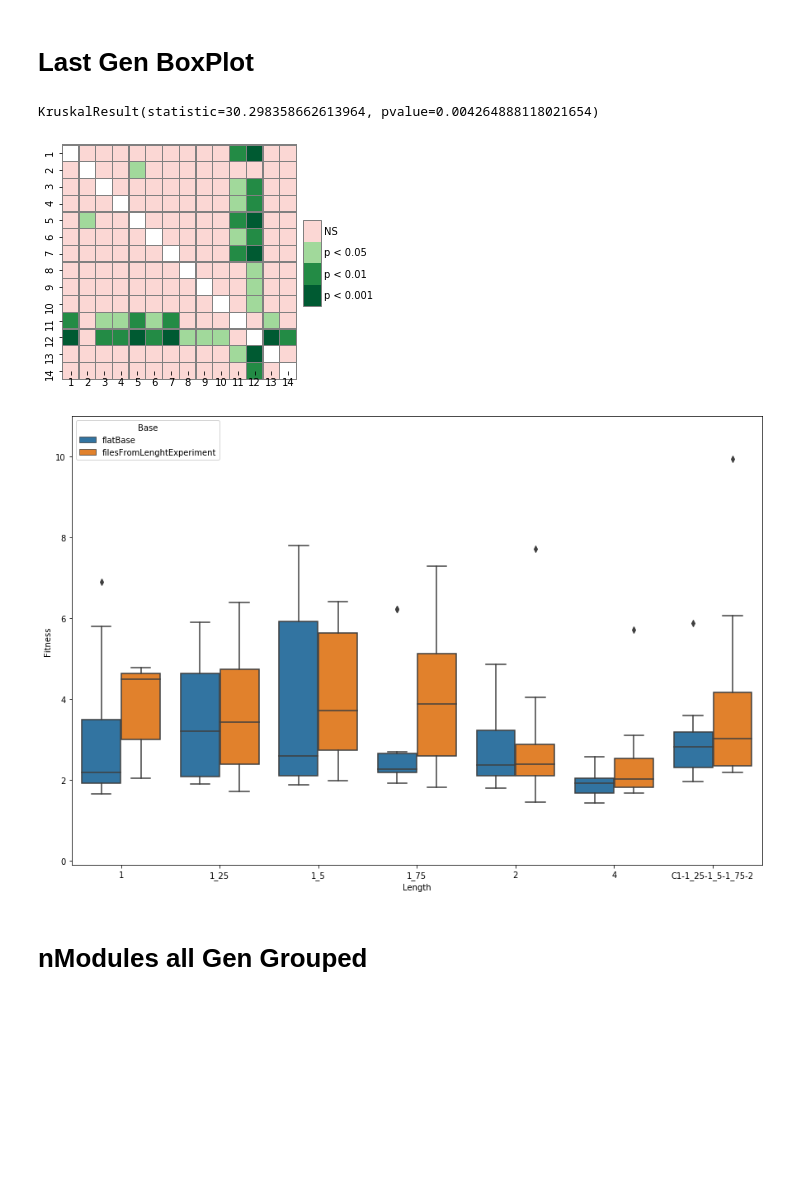
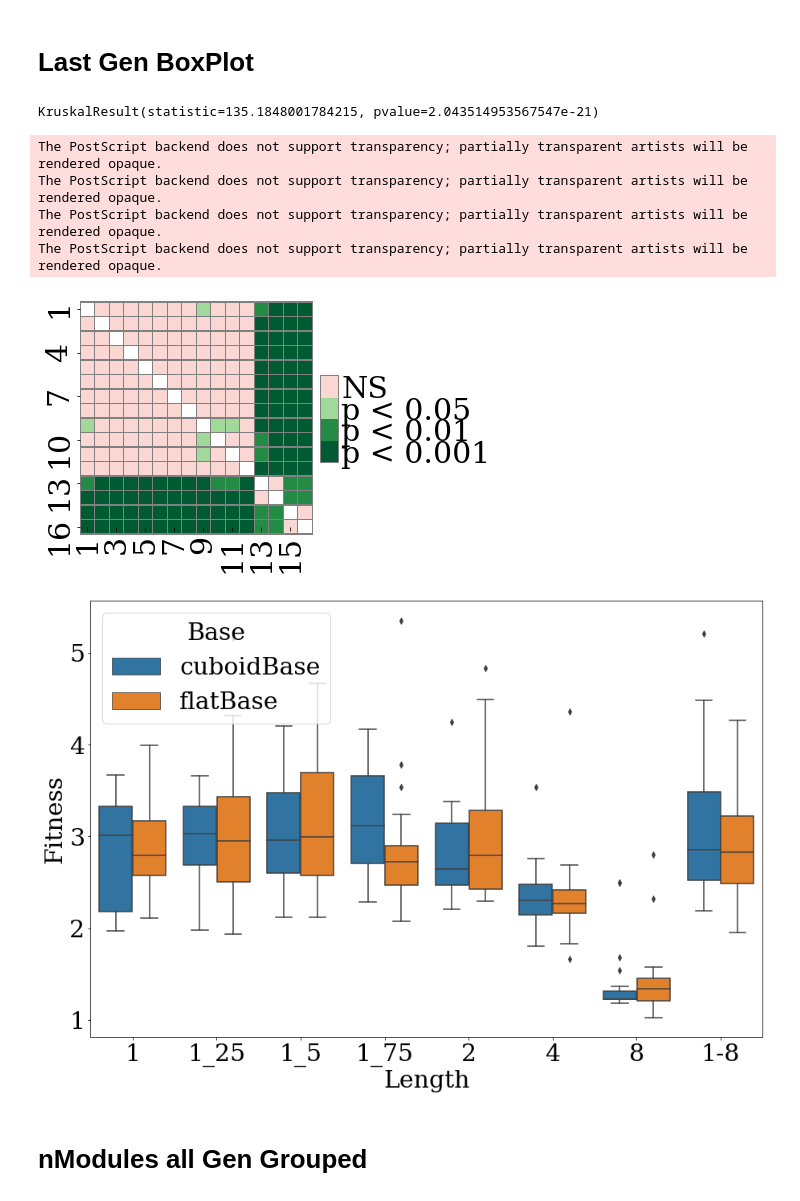
Before and after one commit to rmorenoga/paperGraphs, a Jupyter notebook: GraphsBaseCompare.ipynb, the cells around one changed output. Cells and saved outputs as stored; diff of their text form; code cells hidden in the pictures; blank space fills up the shorter version.

Commit message:
Increased font size, corrected file reading process.
Added more parameters to boxPlot graphs (annotate pairs, save file name)

```diff
--- a/GraphsBaseCompare.ipynb
+++ b/GraphsBaseCompare.ipynb
@@ -13,12 +13,16 @@ KruskalResult(statistic=4.624507164568001, pvalue=0.03151831477669611)
 # %% [markdown]
 # Last Gen BoxPlot
 # %%
-folders = ['1','1_25','1_5','1_75','2','4','C1-1_25-1_5-1_75-2']
-compareBases(['flatBase','filesFromLenghtExperiment'],folders,'evol',10,True,'box')
+folders = ['1','1_25','1_5','1_75','2','4','8','1-8']
+compareBases(['cuboidBase','flatBase'],folders,'evol',20,True,'box','baseCompareInd')
 # %% [output]
-KruskalResult(statistic=30.298358662613964, pvalue=0.004264888118021654)
+KruskalResult(statistic=135.1848001784215, pvalue=2.043514953567547e-21)
+The PostScript backend does not support transparency; partially transparent artists will be rendered opaque.
+The PostScript backend does not support transparency; partially transparent artists will be rendered opaque.
+The PostScript backend does not support transparency; partially transparent artists will be rendered opaque.
+The PostScript backend does not support transparency; partially transparent artists will be rendered opaque.
-[figure, old version]
+[figure, new version]
-[figure, old version]
+[figure, new version]
 # %% [markdown]
 # nModules all Gen Grouped
 # %%
```
Also changed, not shown: parts of 9 cells of this notebook, 3 other files.
